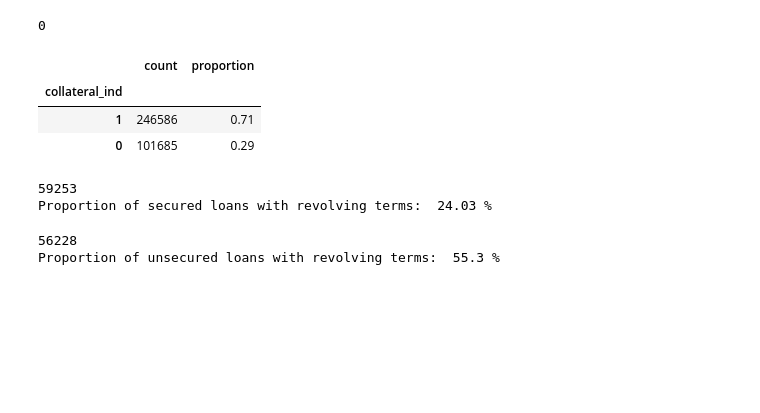
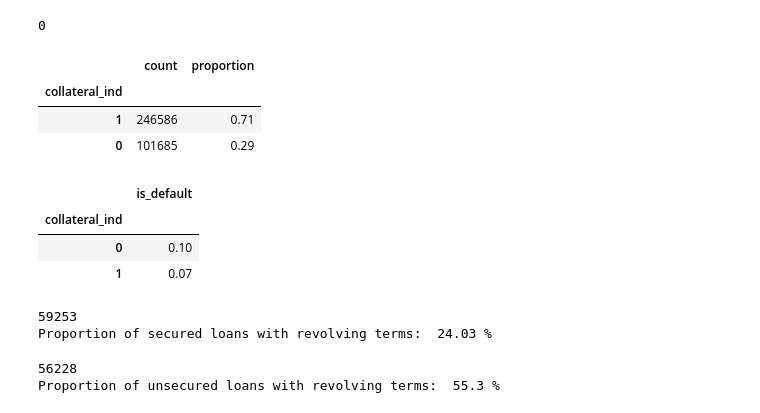
Before and after one commit to jaredhansen0128/sba-7a-credit-risk, a Jupyter notebook: notebooks/02_exploratory_data_analysis.ipynb, the cells around one changed output. Saved outputs shown, nothing was run; the diff lists cells and outputs as text; code cells hidden in the pictures; blank space fills up the shorter version.

```diff
--- a/notebooks/02_exploratory_data_analysis.ipynb
+++ b/notebooks/02_exploratory_data_analysis.ipynb
@@ -1217,6 +1257,13 @@ coll_val_counts
 | collateral_ind |  |  |
 | 1 | 246586 | 0.71 |
 | 0 | 101685 | 0.29 |
+# %%
+coll_ind.groupby('collateral_ind')['is_default'].mean().to_frame()
+# %% [output]
+|  | is_default |
+| collateral_ind |  |
+| 0 | 0.10 |
+| 1 | 0.07 |
 # %%
 # 59,253 secured loans have revolving terms.
 
```
Also changed, not shown: parts of 8 cells of this notebook.
